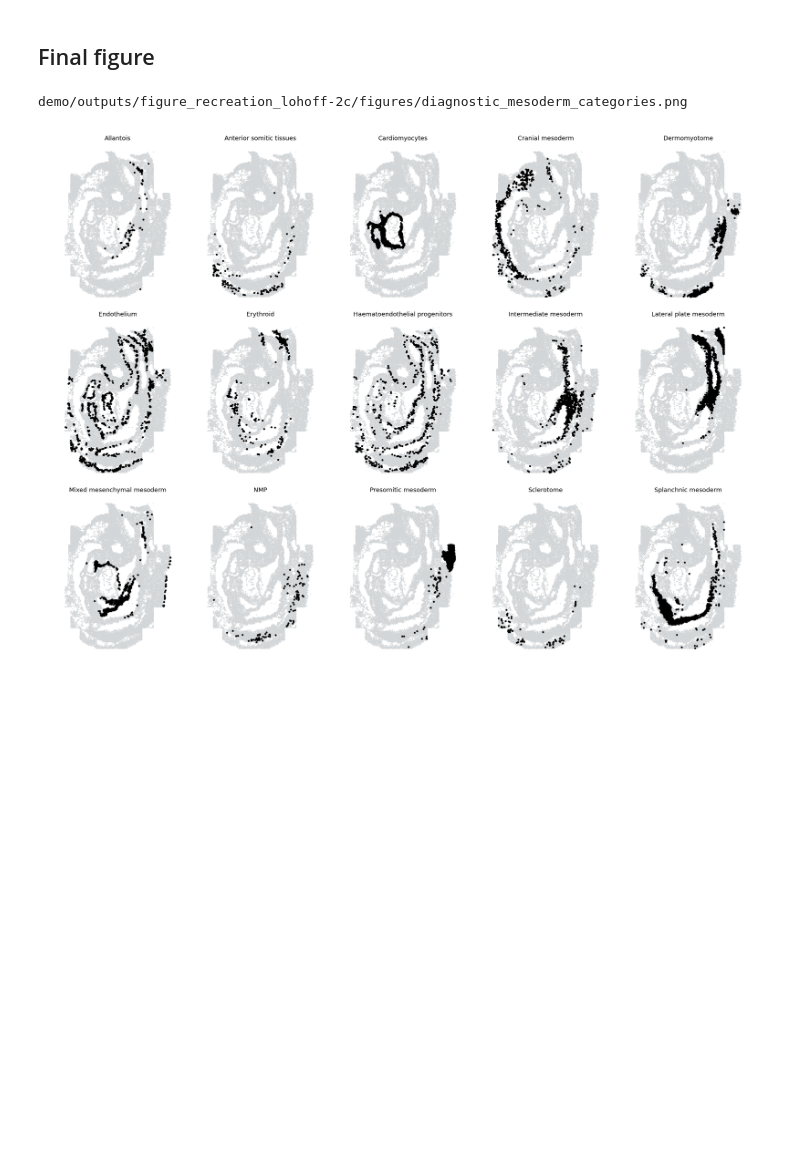
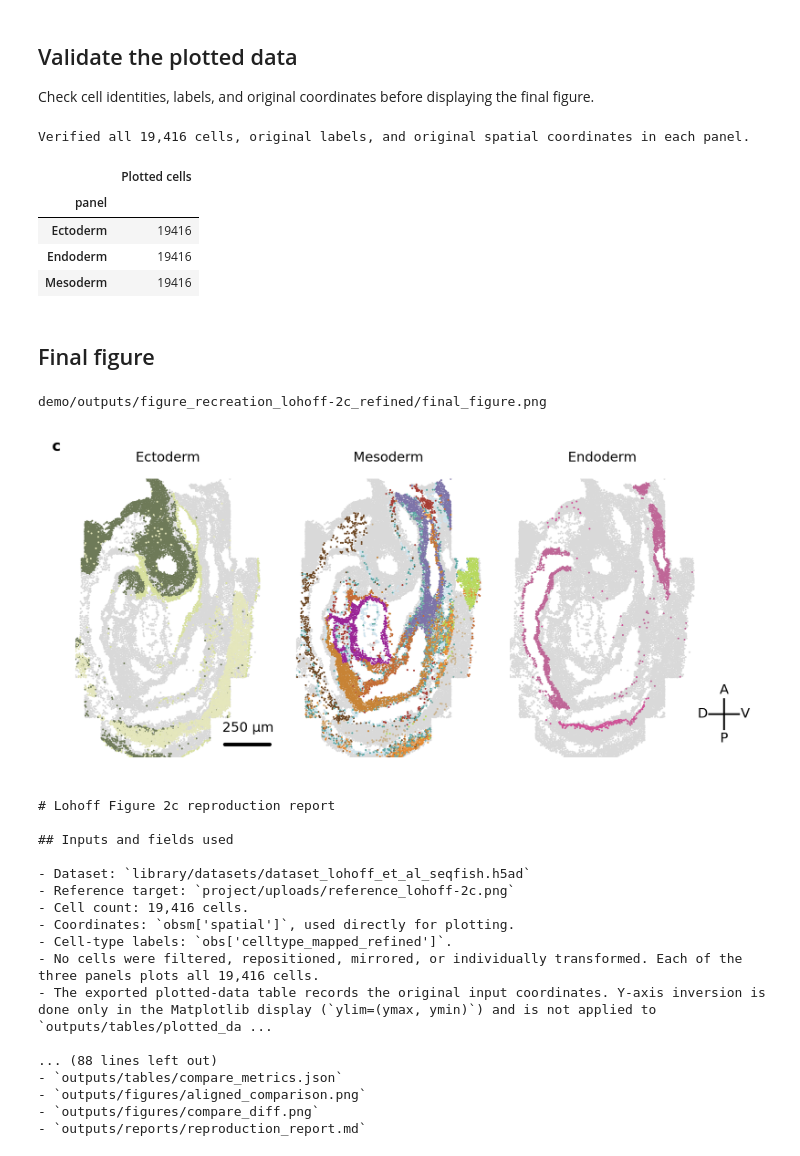
Before and after one commit to ma-compbio-lab/TissueAgent, a Jupyter notebook: demo/figure_recreation_lohoff-2c.ipynb, the cells around one changed output. Drawn from its saved outputs; the diff is of its cells as text; code cells hidden in the pictures; blank space fills up the shorter version.

```diff
--- a/demo/figure_recreation_lohoff-2c.ipynb
+++ b/demo/figure_recreation_lohoff-2c.ipynb
@@ -194,22 +169,65 @@ else:
 }
 # %% [markdown]
-## Final figure
+## Validate the plotted data
+
+Check cell identities, labels, and original coordinates before displaying the final figure.
 # %%
-preferred = [
-    OUTPUT_DIR / "figures/fig2c_germ_layer_spatial.png",
-    OUTPUT_DIR / "figures/lohoff_2c_spatial.png",
-    OUTPUT_DIR / "figures/germ_layer_spatial.png",
-]
-pngs = sorted(OUTPUT_DIR.rglob("*.png"))
-selected = next((path for path in preferred if path.is_file()), None)
-if selected is None:
-    clean = [
-        path for path in pngs
-        if not re.search(r"attempt|comparison|compare|diff|reference|crop", path.name, re.IGNORECASE)
-    ]
-    selected = max(clean or pngs, key=lambda path: path.stat().st_size)
-print(selected.relative_to(REPO_ROOT))
-display(Image(filename=str(selected)))
+import anndata as ad
+import numpy as np
+import pandas as pd
+
+plotted = pd.read_csv(OUTPUT_DIR / "tables/plotted_data.csv", dtype={"cell": str})
+assert {"panel", "cell", "x", "y", "celltype"} <= set(plotted.columns)
+adata = ad.read_h5ad(DATASETS[0], backed="r")
+try:
+    expected = pd.DataFrame(adata.obsm["spatial"], index=adata.obs_names.astype(str), columns=["x", "y"])
+    expected["celltype"] = adata.obs["celltype_mapped_refined"].astype(str).to_numpy()
+finally:
+    adata.file.close()
+expected = expected.sort_index()
+assert len(expected) == 19416
+assert set(plotted["panel"]) == {"Ectoderm", "Mesoderm", "Endoderm"}
+for panel in ("Ectoderm", "Mesoderm", "Endoderm"):
+    actual = plotted.loc[plotted["panel"] == panel].set_index("cell").sort_index()
+    assert actual.index.is_unique and actual.index.equals(expected.index), panel
+    assert actual["celltype"].equals(expected["celltype"]), panel
+    np.testing.assert_allclose(actual[["x", "y"]], expected[["x", "y"]], rtol=0, atol=1e-8)
+print("Verified all 19,416 cells, original labels, and original spatial coordinates in each panel.")
+display(plotted.groupby("panel").size().rename("Plotted cells").to_frame())
 # %% [output]
-demo/outputs/figure_recreation_lohoff-2c/figures/diagnostic_mesoderm_categories.png
+Verified all 19,416 cells, original labels, and original spatial coordinates in each panel.
-[figure, removed]
+|  | Plotted cells |
+| panel |  |
+| Ectoderm | 19416 |
+| Endoderm | 19416 |
+| Mesoderm | 19416 |
+# %% [markdown]
+## Final figure
+# %%
+selected = OUTPUT_DIR / "final_figure.png"
+for path in (selected, OUTPUT_DIR / "final_figure.pdf", OUTPUT_DIR / "tables/colormap.yaml",
+             OUTPUT_DIR / "reports/reproduction_report.md"):
+    assert path.is_file(), f"Missing required final artifact: {path}. Inspect transcript.log; diagnostics are not final figures."
+print(selected.relative_to(REPO_ROOT))
+display(Image(filename=str(selected)))
+print((OUTPUT_DIR / "reports/reproduction_report.md").read_text())
+# %% [output]
+demo/outputs/figure_recreation_lohoff-2c_refined/final_figure.png
+[figure, added]
+# Lohoff Figure 2c reproduction report
+
+## Inputs and fields used
+
+- Dataset: `library/datasets/dataset_lohoff_et_al_seqfish.h5ad`
+- Reference target: `project/uploads/reference_lohoff-2c.png`
+- Cell count: 19,416 cells.
+- Coordinates: `obsm['spatial']`, used directly for plotting.
+- Cell-type labels: `obs['celltype_mapped_refined']`.
+- No cells were filtered, repositioned, mirrored, or individually transformed. Each of the three panels plots all 19,416 cells.
+- The exported plotted-data table records the original input coordinates. Y-axis inversion is done only in the Matplotlib display (`ylim=(ymax, ymin)`) and is not applied to `outputs/tables/plotted_da ...
+
+... (88 lines left out)
+- `outputs/tables/compare_metrics.json`
+- `outputs/figures/aligned_comparison.png`
+- `outputs/figures/compare_diff.png`
+- `outputs/reports/reproduction_report.md`
```
Also changed, not shown: parts of 4 cells of this notebook, 16 other files.
